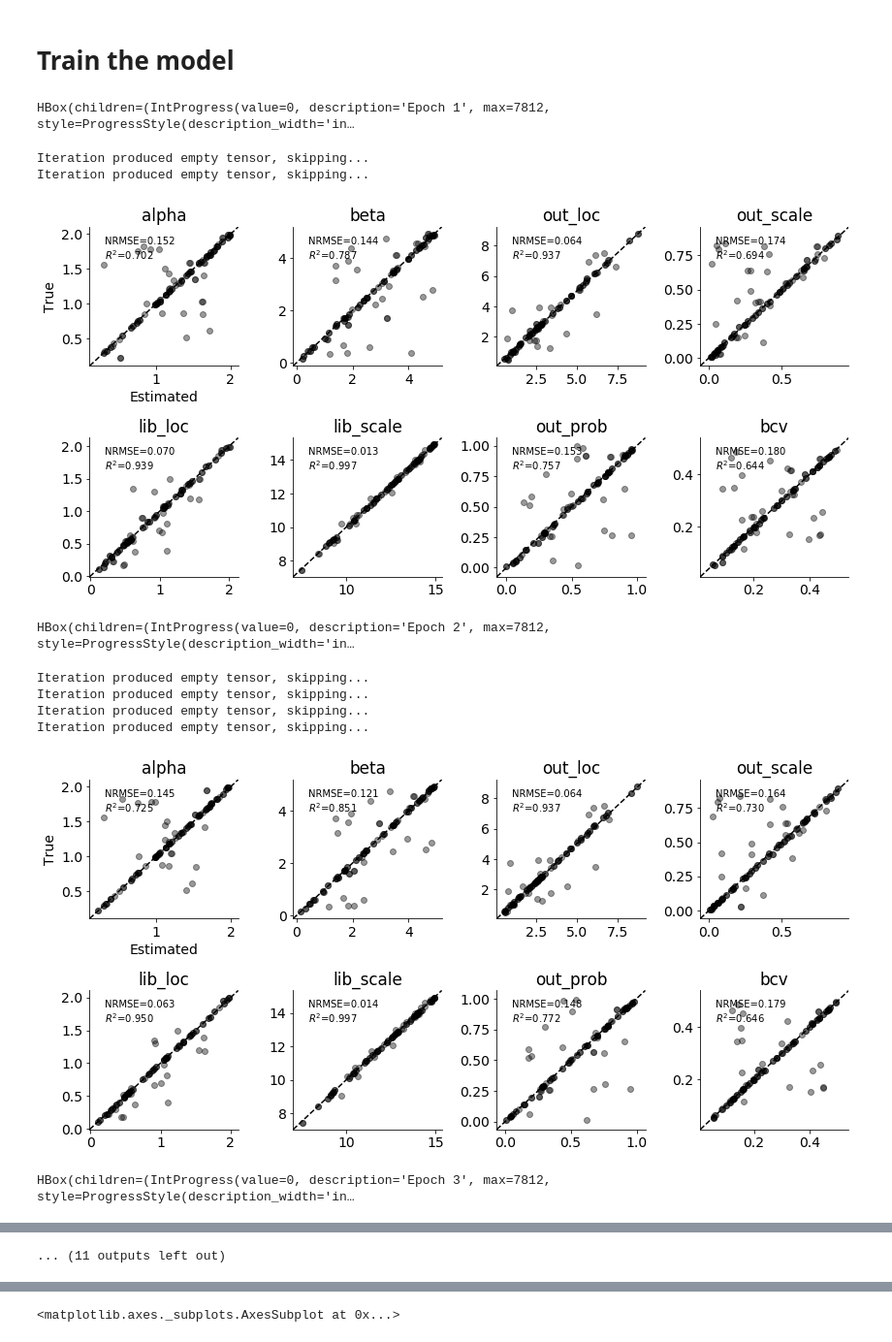
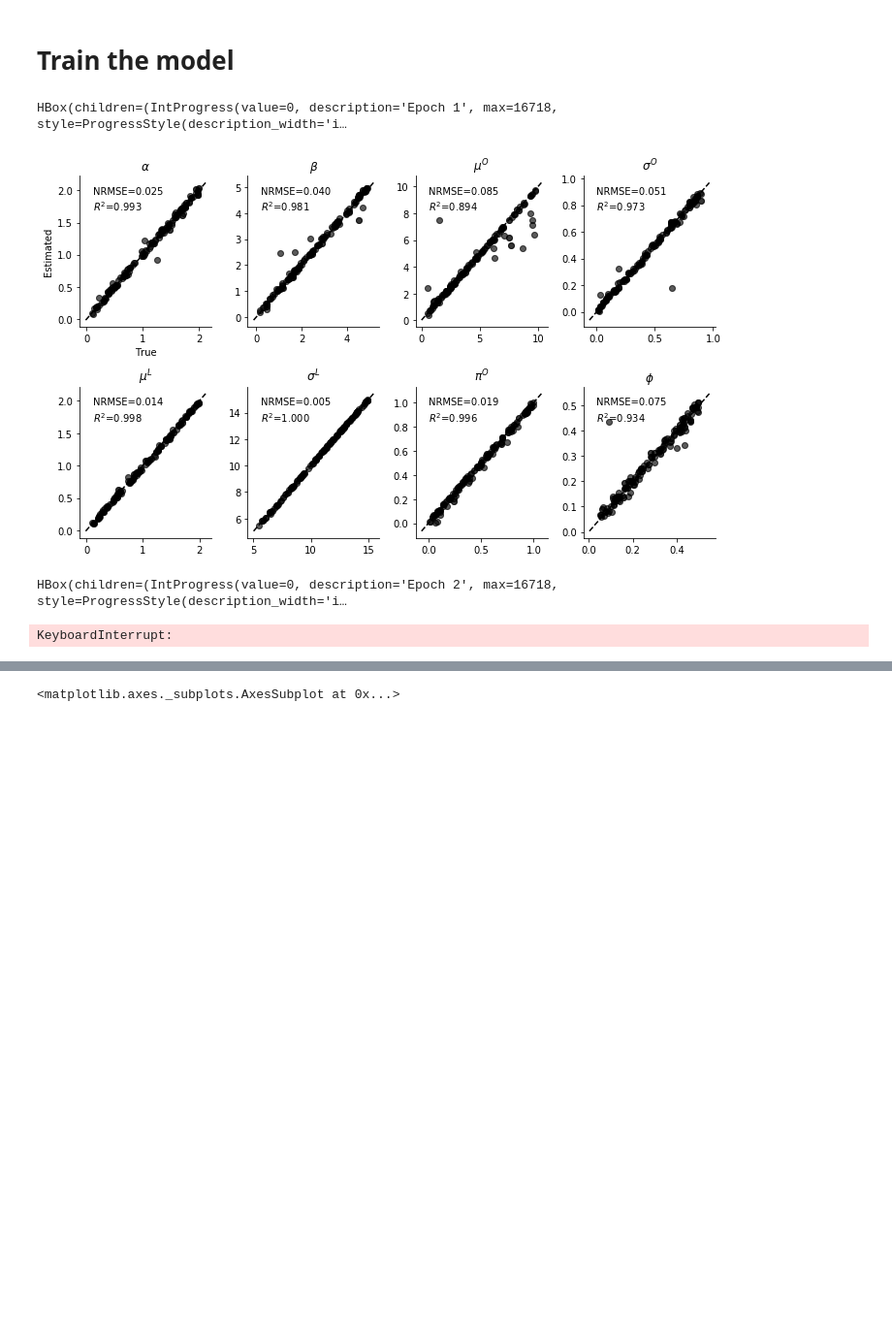
Before and after one commit to stefanradev93/cINN, a Jupyter notebook: 20190612_Splatter_cINN_Example.ipynb, the cells around one changed output, grey strips where cells are left out. Shown at 97% size. Drawn from its saved outputs; the diff is of its cells as text; code cells hidden in the pictures; blank space fills up the shorter version.

```diff
--- a/20190612_Splatter_cINN_Example.ipynb
+++ b/20190612_Splatter_cINN_Example.ipynb
@@ -209,26 +339,16 @@ plot_true_est_scatter(model, X_test_plausible, theta_test_plausible,
 # %%
 for ep in range(1, epochs+1):
-    with tqdm(total=n_chunks * n_sim_chunk // batch_size, desc='Epoch {}'.format(ep)) as p_bar:
-        # One loop over the chunk
-        for chunk in data_loader:
-            losses = train_loop_dataset(model, optimizer, chunk, batch_size, p_bar,
-                                        clip_value=clip_value, global_step=global_step,
-                                        transform=remove_implausible)
+    with tqdm(total = (n_sim * n_chunks) // batch_size, desc='Epoch {}'.format(ep)) as p_bar:
 
-    # Plot recovery
-    plot_true_est_scatter(model, X_test_plausible, theta_test_plausible,
-              n_samples_posterior, param_names, figsize=(12, 6))
-    # Save model
-    manager.save()
+        # Run epoch
+        run_epoch(model, optimizer, data_loader, X_test_plausible, theta_test_plausible, p_bar)
+
+        # Predict test
+        theta_pred_test = model(X_test_plausible)[0]
+        plot_true_est_scatter(model, theta_pred_test, theta_test_plausible,
+                              param_names, figsize=(10, 6), filename=None)
 # %% [output]
-HBox(children=(IntProgress(value=0, description='Epoch 1', max=7812, style=ProgressStyle(description_width='in…
+HBox(children=(IntProgress(value=0, description='Epoch 1', max=16718, style=ProgressStyle(description_width='i…
+[figure, new version]
-Iteration produced empty tensor, skipping...
-Iteration produced empty tensor, skipping...
+HBox(children=(IntProgress(value=0, description='Epoch 2', max=16718, style=ProgressStyle(description_width='i…
-[figure, old version]
-HBox(children=(IntProgress(value=0, description='Epoch 2', max=7812, style=ProgressStyle(description_width='in…
+KeyboardInterrupt:
-Iteration produced empty tensor, skipping...
-Iteration produced empty tensor, skipping...
-Iteration produced empty tensor, skipping...
-Iteration produced empty tensor, skipping...
-[figure, removed]
-HBox(children=(IntProgress(value=0, description='Epoch 3', max=7812, style=ProgressStyle(description_width='in…
@@ -249,2 +355 @@ Iteration produced empty tensor, skipping...
-... (11 outputs left out)
 # %%
```
Also changed, not shown: parts of 14 cells of this notebook, 16 other files.
